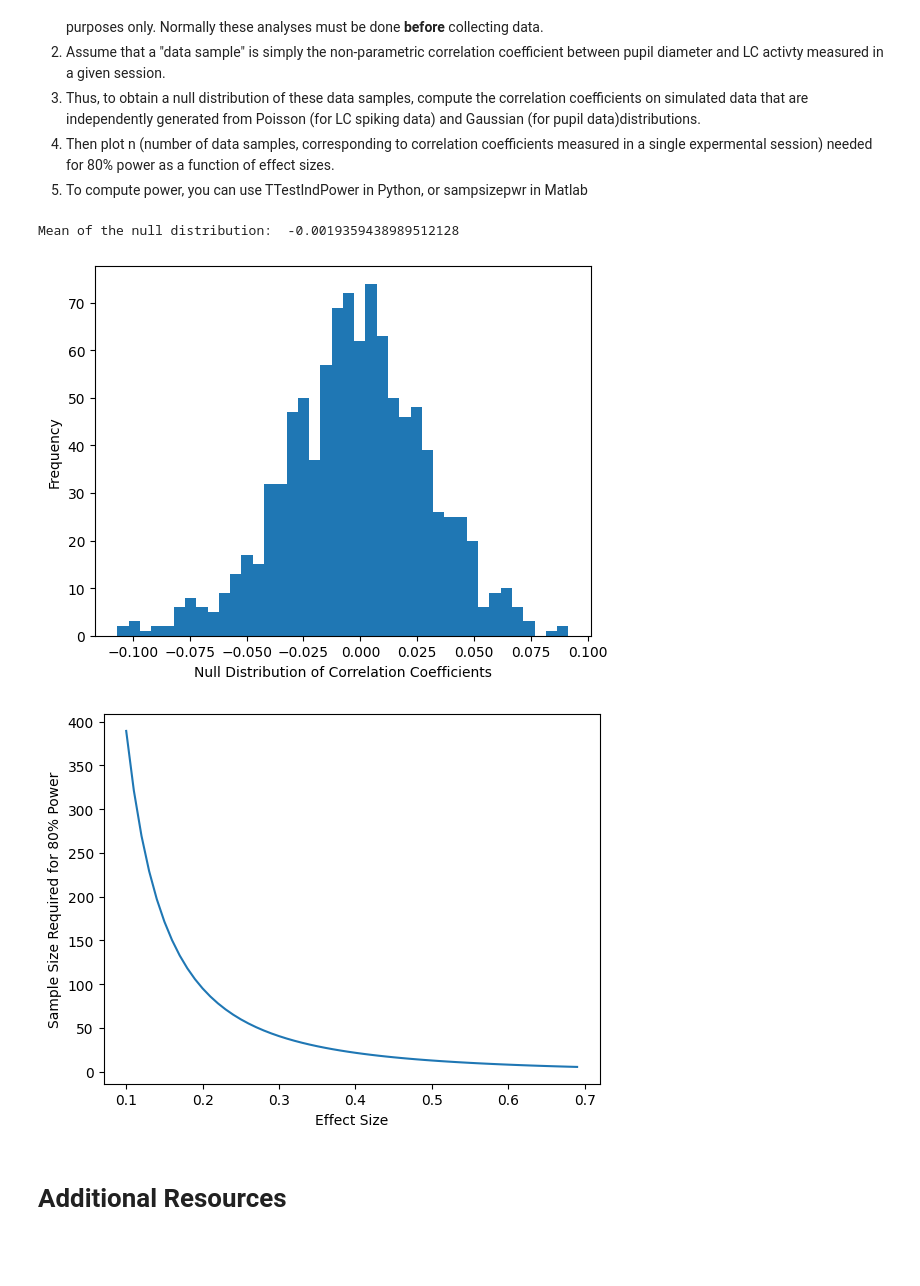
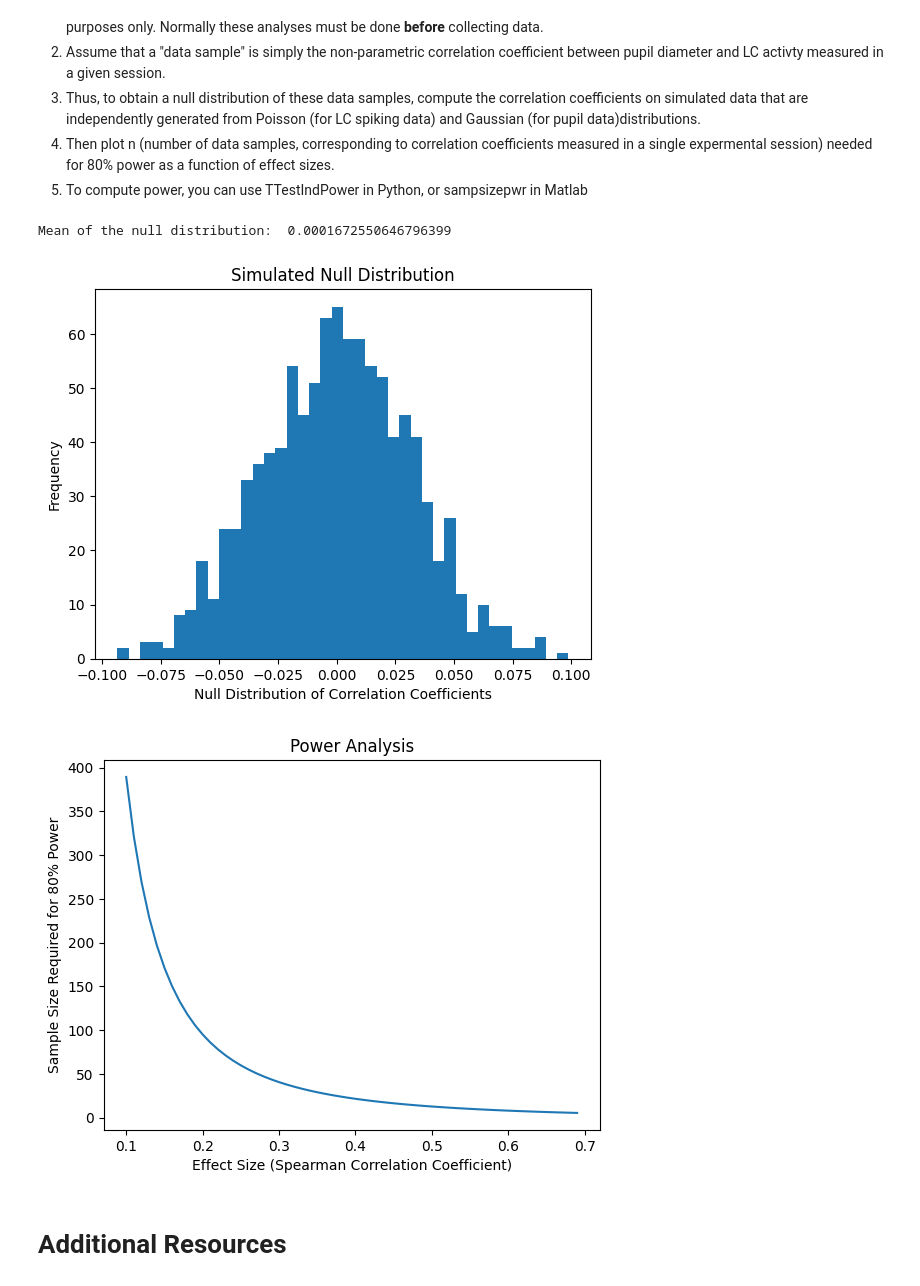
Before and after one commit to adenning-1/QNC-2025, a Jupyter notebook: Error_Types,_P_Values,_False_Positive_Risk,_and_Power_Analysis.ipynb, the cells around one changed output. Cells and saved outputs as stored; diff of their text form; code cells hidden in the pictures; blank space fills up the shorter version.

```diff
--- a/Error_Types,_P_Values,_False_Positive_Risk,_and_Power_Analysis.ipynb
+++ b/Error_Types,_P_Values,_False_Positive_Risk,_and_Power_Analysis.ipynb
@@ -289,51 +289,48 @@ Do a post-hoc power analysis to determine the number of data samples needed to a
 5. To compute power, you can use TTestIndPower in Python, or sampsizepwr in Matlab
 # %%
 import scipy.stats as stats
-power = 0.8
-
-num_sims_LC_pupil = 1000 # number of simulations to generate poisson distribution
+# Generate null distribution ----
 
 # Define a function that generates a single spearman correlation
 def simulate_single_cor(num_sims):
-  # Generate Poisson distribution simulated data, setting a given lambda of 1 and size of N
+  # Generate Poisson distribution simulated data, setting a given lambda of 1 and size of num_sims (could choose any lambda)
   LC = np.random.poisson(lam = 1, size = num_sims)
-  # Generate Gaussian distribution with mean of 0 and sd of 1
+  # Generate Gaussian distribution with mean of 0 and sd of 1 (could choose anything)
   pupil = np.random.normal(loc = 0, scale = 1, size = num_sims)
   # Calculate spearman corelation coefficient (non-parametric)
   spearman, _ = stats.spearmanr(LC, pupil)
   return(spearman)
 
-num_sims_cor = 1000
-# Define a function that generates a distribution of correlations
-def simulate_cor_distrib(num_sims_cor, num_sims_LC_pupil):
-  cors = []
-  # Loop through each sim and save correlation
-  for sim_num in range(num_sims_cor):
-    this_cor = simulate_single_cor(num_sims = num_sims_LC_pupil)
-    cors.append(this_cor)
-  return(cors)
-
-# Generate correlation distribution
-correlation_distrib = simulate_cor_distrib(num_sims_cor = 1000, num_sims_LC_pupil = 1000)
+# Generate a distribution of correlations
+correlation_distrib = []
+num_sims_LC_pupil = 1000 # number of simulations to generate poisson distribution
+num_sims_corr = 1000 # number of simulations to generate correlations
+for sim_num in range(num_sims_corr):
+  this_cor = simulate_single_cor(num_sims = num_sims_LC_pupil)
+  correlation_distrib.append(this_cor)
 
 # Plot null distribution of correlation distributions
 plt.hist(correlation_distrib, bins = 40)
 plt.xlabel("Null Distribution of Correlation Coefficients")
 plt.ylabel("Frequency")
+plt.title("Simulated Null Distribution")
 
 # Identify the mean of the null distribution
 correlation_distrib = np.array(correlation_distrib)
-print("Mean of the null distribution: ", np.mean(correlation_distrib))
+print("Mean of the null distribution: ", np.mean(correlation_distrib)) # should be about 0 because random data correlated with random data
 # %% [output]
-Mean of the null distribution:  -0.0019359438989512128
+Mean of the null distribution:  0.0001672550646796399
-[figure, old version]
+[figure, new version]
 # %%
+# Power analysis ----
+
 import math
 # The null distribution has a mean correlation coefficient of about 0
-# Assume a range of effect sizes could be from 0.1 (weak) to 0.7 (strong) (ignoring negative, but could do)
+# Assume a range of effect sizes (correlation coefficients) could be from 0.1 (weak) to 0.7 (strong) (ignoring negative, but could do)
 effect_sizes = np.arange(0.1, 0.7, 0.01)
 sample_sizes = []
 analysis = TTestIndPower()
+# Loop through each effect size
 for effect in effect_sizes:
   # TTestIndPower expects cohen's d, convert from correlations (r) to cohen's d
   d = 2 * effect / (math.sqrt(1 - effect**2))
@@ -348,11 +345,12 @@ for effect in effect_sizes:
 
 # Plot
 plt.plot(effect_sizes, sample_sizes)
-plt.xlabel("Effect Size")
+plt.xlabel("Effect Size (Spearman Correlation Coefficient)")
 plt.ylabel("Sample Size Required for 80% Power")
+plt.title("Power Analysis")
 plt.show()
 # %% [output]
-[figure, old version]
+[figure, new version]
 # %% [markdown]
 # Additional Resources
 # %% [markdown]
```
